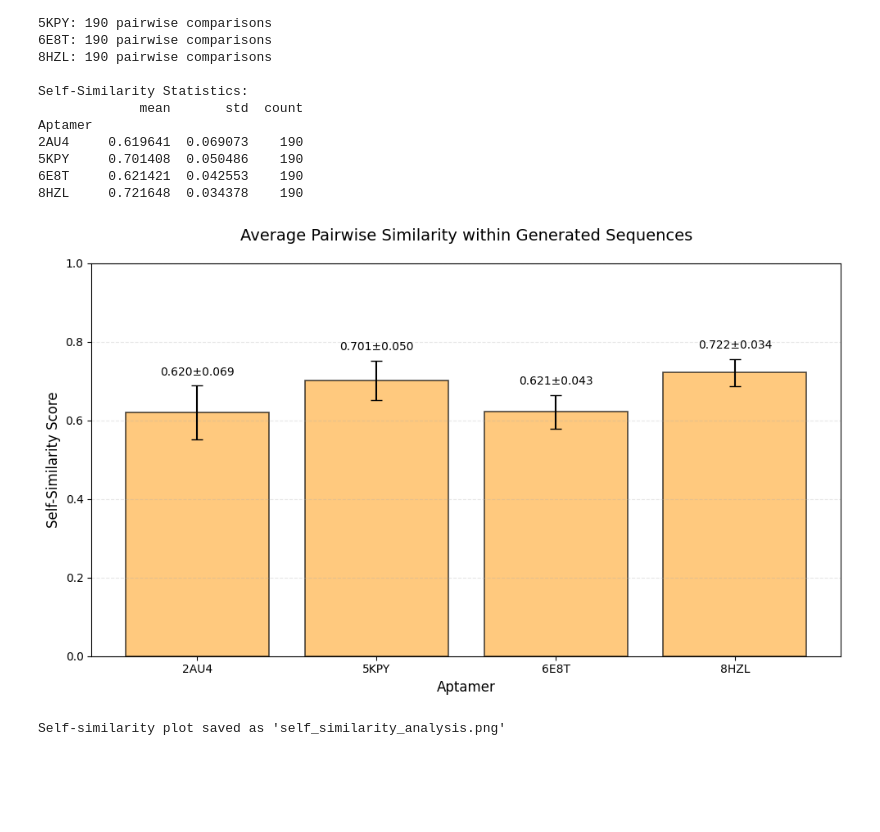
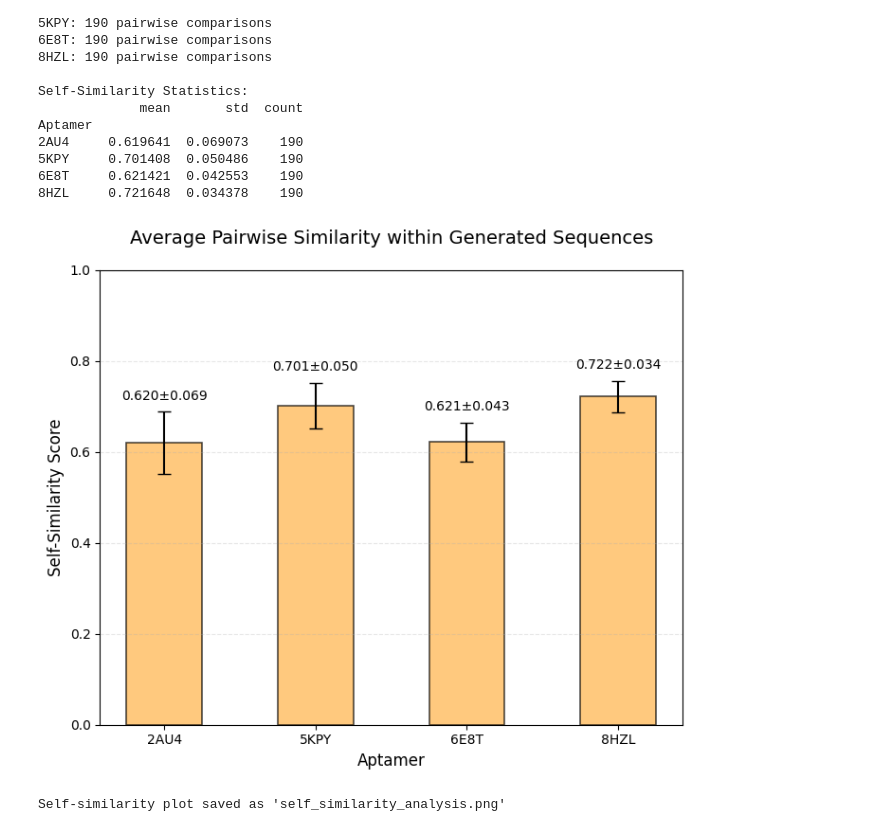
Before and after one commit to peneeta/Benchmarking-RhoDesign, a Jupyter notebook: analyze_seqs.ipynb, the cells around one changed output. Drawn from its saved outputs; the diff is of its cells as text; code cells hidden in the pictures; blank space fills up the shorter version.

```diff
--- a/analyze_seqs.ipynb
+++ b/analyze_seqs.ipynb
@@ -109,15 +100,14 @@ Sequence
 6E8T     0.243706  0.007618
 8HZL     0.426786  0.013532
 # %%
-# Create bar plot
-fig, ax = plt.subplots(figsize=(10, 6))
+fig, ax = plt.subplots(figsize=(7, 6))
 
 x_pos = np.arange(len(aptamers))
 means = stats['mean'].values
 stds = stats['std'].values
 
 bars = ax.bar(x_pos, means, yerr=stds, capsize=5, alpha=0.7,
-              color='dodgerblue', edgecolor='black', linewidth=1)
+              color='dodgerblue', edgecolor='black', linewidth=1, width=0.5)
 
 ax.set_xlabel('Aptamer', fontsize=12)
 ax.set_ylabel('Similarity Score', fontsize=12,)
@@ -138,7 +128,7 @@ for i, (bar, mean, std) in enumerate(zip(bars, means, stds)):
             ha='center', va='bottom', fontsize=10)
 
 plt.tight_layout()
-plt.savefig('similarity_analysis.png', dpi=300, bbox_inches='tight')
+plt.savefig('./figs/similarity_analysis.png', dpi=300, bbox_inches='tight')
 plt.show()
 
 print("Plot saved as 'similarity_analysis.png'")
@@ -198,38 +188,38 @@ Aptamer
 8HZL     0.721648  0.034378    190
 # %%
 # Create bar plot for self-similarity
-fig2, ax2 = plt.subplots(figsize=(10, 6))
+fig2, ax2 = plt.subplots(figsize=(7, 6))
 
 x_pos = np.arange(len(aptamers))
 self_means = self_stats['mean'].values
 self_stds = self_stats['std'].values
 
-bars2 = ax2.bar(x_pos, self_means, yerr=self_stds, capsize=5, alpha=0.7,
-                color='#FFB347', edgecolor='black', linewidth=1.2)  # Pastel orange
+bars2 = ax2.bar(x_pos, self_means, yerr=self_stds, capsize=5, alpha=0.7, width=0.5,
+                color='#FFB347', edgecolor='black', linewidth=1.2)
 
 ax2.set_xlabel('Aptamer', fontsize=12)
 ax2.set_ylabel('Self-Similarity Score', fontsize=12)
 ax2.set_title('Average Pairwise Similarity within Generated Sequences',
               fontsize=14, pad=20)
 ax2.set_xticks(x_pos)
 ax2.set_xticklabels(aptamers)
 ax2.set_ylim([0, 1])
 ax2.grid(axis='y', alpha=0.3, linestyle='--')
 
 # Add value labels on bars with padding above error bars
 for i, (bar, mean, std) in enumerate(zip(bars2, self_means, self_stds)):
     height = bar.get_height()
     # Add padding above the error bar
     y_pos = height + std + 0.02  # 0.02 units of padding
     ax2.text(bar.get_x() + bar.get_width()/2., y_pos,
              f'{mean:.3f}±{std:.3f}',
              ha='center', va='bottom', fontsize=10)
 
 plt.tight_layout()
-plt.savefig('self_similarity_analysis.png', dpi=300, bbox_inches='tight')
+plt.savefig('./figs/self_similarity_analysis.png', dpi=300, bbox_inches='tight')
 plt.show()
 
 print("Self-similarity plot saved as 'self_similarity_analysis.png'")
 # %% [output]
-[figure, old version]
+[figure, new version]
 Self-similarity plot saved as 'self_similarity_analysis.png'
```
Also changed, not shown: parts of 2 cells of this notebook, 4 other files.
